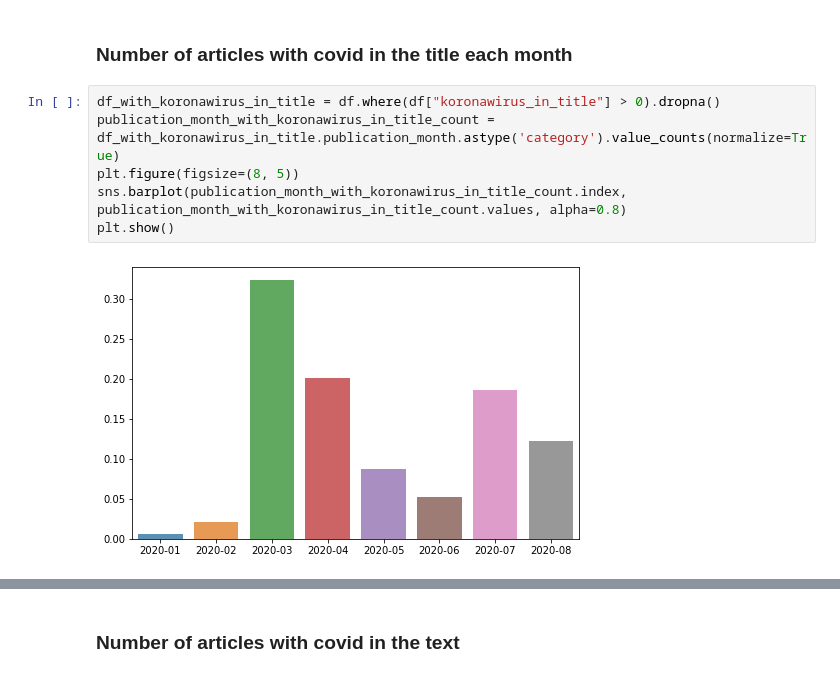
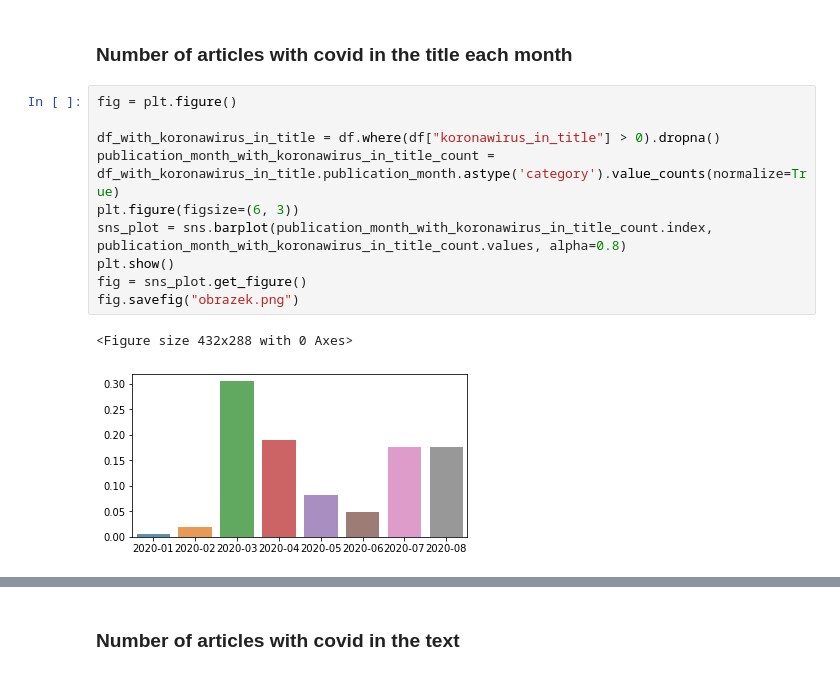
Before and after one commit to PGatak/nlp_se_koronawirus, a Jupyter notebook: data_analysis_and_visualization.ipynb, the cells around one changed output, grey strips where cells are left out. Drawn from its saved outputs; the diff is of its cells as text.

```diff
--- a/data_analysis_and_visualization.ipynb
+++ b/data_analysis_and_visualization.ipynb
@@ -59,13 +59,18 @@ df.koronawirus_in_title.mean()
 # %% [markdown]
 ### Number of articles with covid in the title each month
 # %%
+fig = plt.figure()
+
 df_with_koronawirus_in_title = df.where(df["koronawirus_in_title"] > 0).dropna()
 publication_month_with_koronawirus_in_title_count = df_with_koronawirus_in_title.publication_month.astype('category').value_counts(normalize=True)
-plt.figure(figsize=(8, 5))
-sns.barplot(publication_month_with_koronawirus_in_title_count.index, publication_month_with_koronawirus_in_title_count.values, alpha=0.8)
+plt.figure(figsize=(6, 3))
+sns_plot = sns.barplot(publication_month_with_koronawirus_in_title_count.index, publication_month_with_koronawirus_in_title_count.values, alpha=0.8)
 plt.show()
+fig = sns_plot.get_figure()
+fig.savefig("obrazek.png")
 # %% [output]
+<Figure size 432x288 with 0 Axes>
-[figure, old version]
+[figure, new version]
 # %%
 df_with_koronawirus_in_title.groupby('publication_month').count()
 # %% [output]
```
Also changed, not shown: parts of 58 cells of this notebook, 13 other files.
